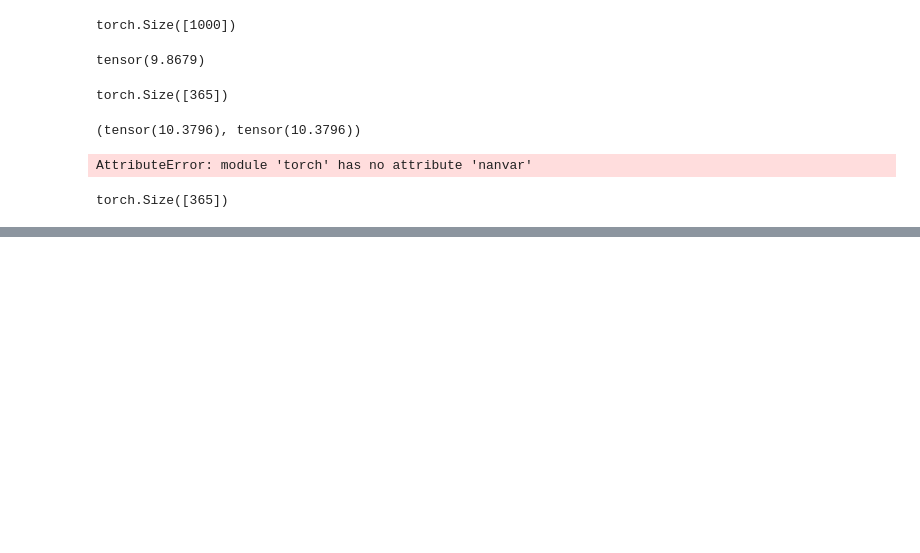
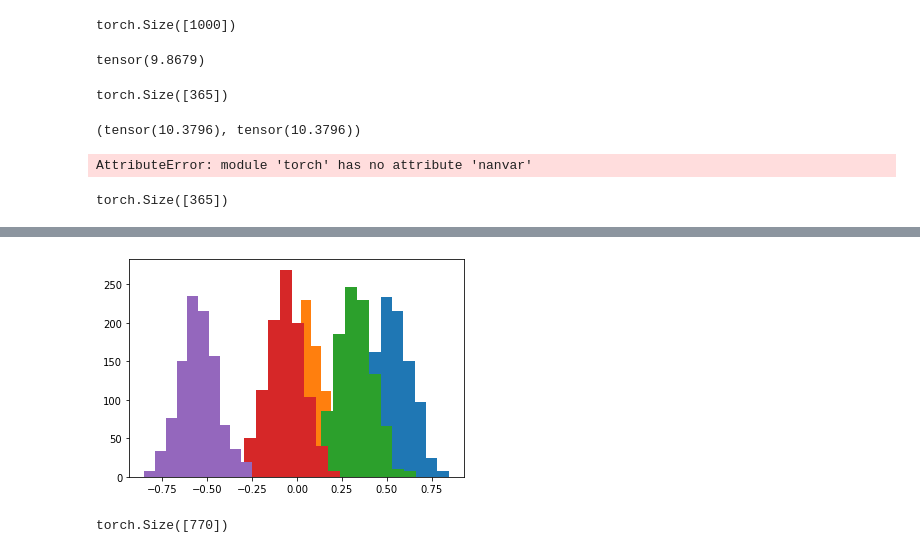
Before and after one commit to viksa98/variational_spyct, a Jupyter notebook: notebooks/eval.ipynb, the cells around one changed output, grey strips where cells are left out. Cells and saved outputs as stored; diff of their text form; code cells hidden in the pictures; blank space fills up the shorter version.

```diff
--- a/notebooks/eval.ipynb
+++ b/notebooks/eval.ipynb
@@ -399,0 +406,6 @@ torch.Size([365])
+# %%
+lin_prior = preds['linear.weight']
+for i in range(5):
+  plt.hist(lin.reshape(lin_prior.shape[0], lin_prior.shape[-1])[:,i].numpy().tolist())
+# %% [output]
+[figure, added]
@@ -399,0 +416,4 @@ torch.Size([365])
+# %%
+param_store_prior.shape
+# %% [output]
+torch.Size([770])
```
Also changed, not shown: parts of 11 cells of this notebook, 3 other files.
